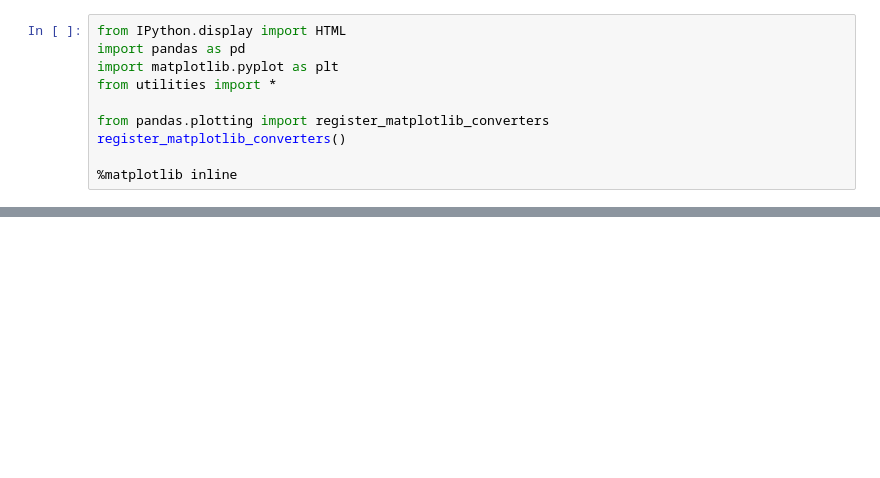
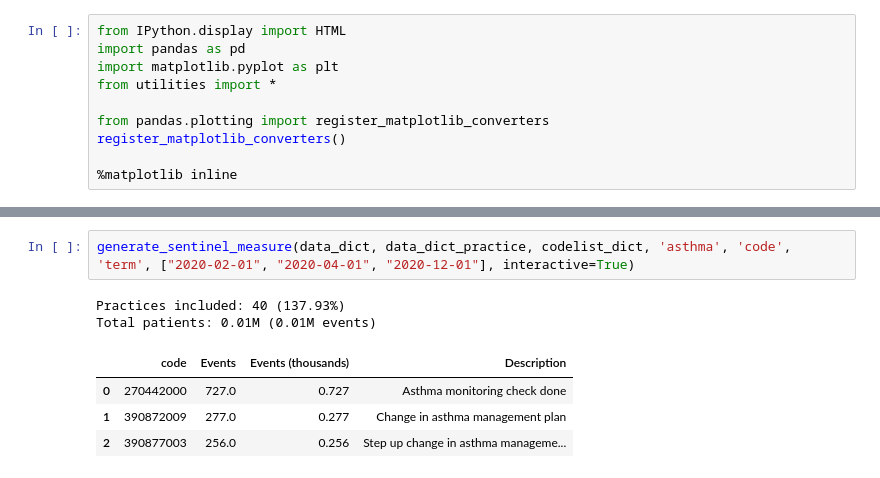
Before and after one commit to opensafely/SRO-Measures, a Jupyter notebook: notebooks/sentinel_measures.ipynb, the cells around one changed output, grey strips where cells are left out. Cells and saved outputs as stored; diff of their text form; blank space fills up the shorter version.

```diff
--- a/notebooks/sentinel_measures.ipynb
+++ b/notebooks/sentinel_measures.ipynb
@@ -100,0 +267,9 @@ generate_sentinel_measure(data_dict, data_dict_practice, codelist_dict, 'copd',
+# %%
+generate_sentinel_measure(data_dict, data_dict_practice, codelist_dict, 'asthma', 'code', 'term', ["2020-02-01", "2020-04-01", "2020-12-01"], interactive=True)
+# %% [output]
+Practices included: 40 (137.93%)
+Total patients: 0.01M (0.01M events)
+|  | code | Events | Events (thousands) | Description |
+| 0 | 270442000 | 727.0 | 0.727 | Asthma monitoring check done |
+| 1 | 390872009 | 277.0 | 0.277 | Change in asthma management plan |
+| 2 | 390877003 | 256.0 | 0.256 | Step up change in asthma manageme... |
```
Also changed, not shown: parts of 43 cells of this notebook, 1 other file.
